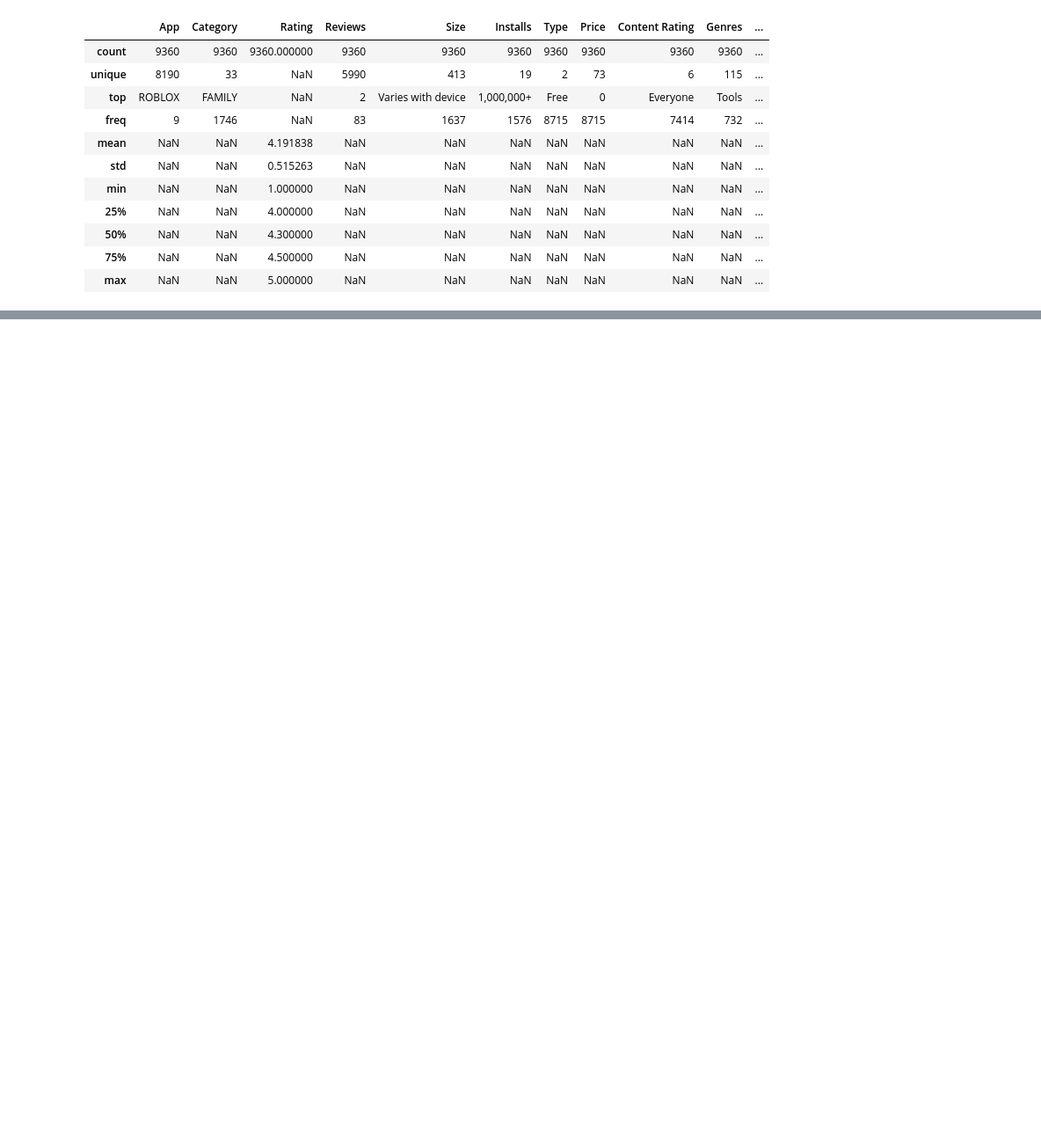
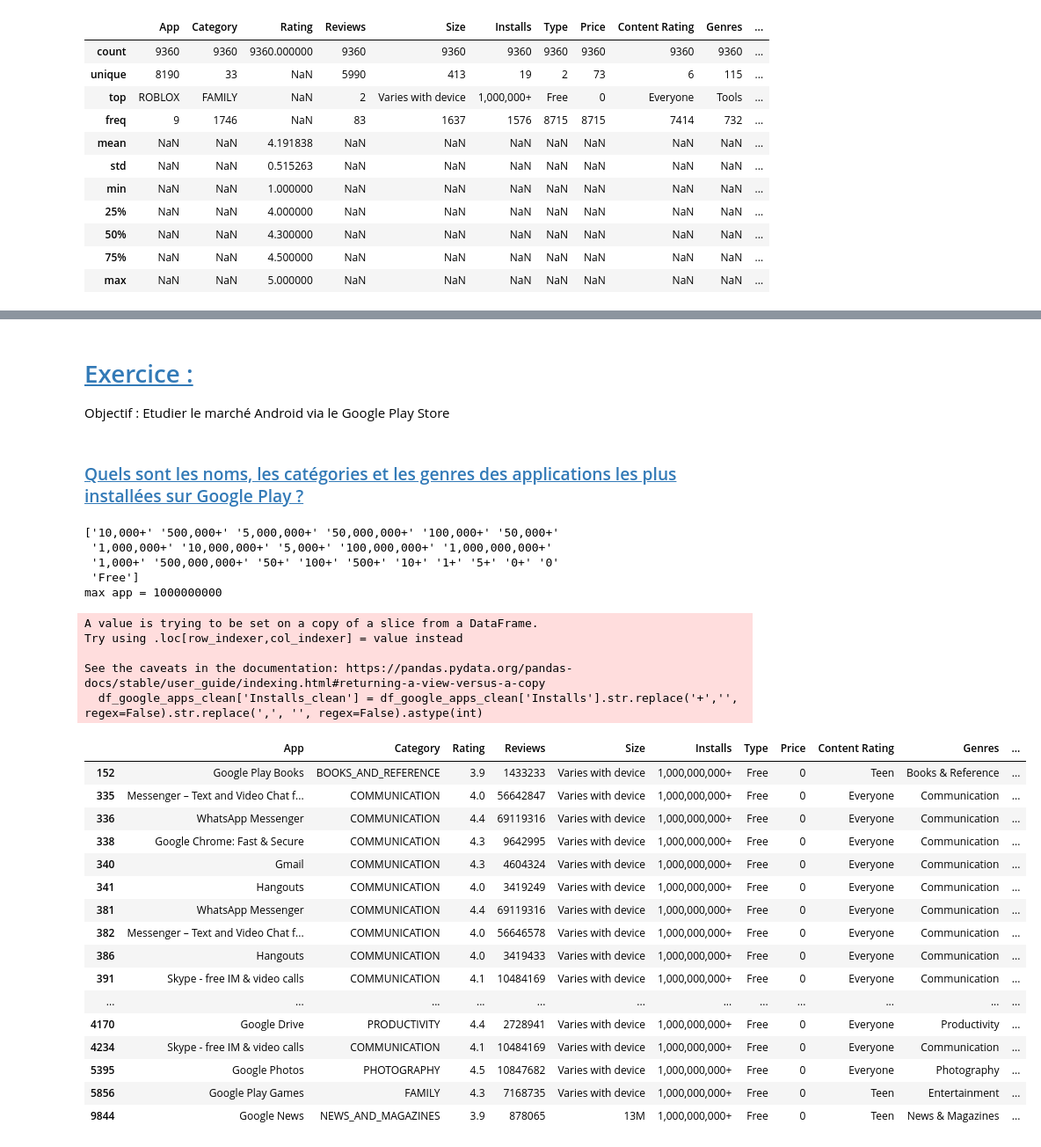
Before and after one commit to apyco25/notebooks-playground, a Jupyter notebook: python_for_data_science_udemy_tuto.ipynb, the cells around one changed output, grey strips where cells are left out. Shown at 88% size. Drawn from its saved outputs; the diff is of its cells as text; code cells hidden in the pictures; blank space fills up the shorter version.

Commit message:
notebook data science

```diff
--- a/python_for_data_science_udemy_tuto.ipynb
+++ b/python_for_data_science_udemy_tuto.ipynb
@@ -276,0 +386,50 @@ See the caveats in the documentation: https://pandas.pydata.org/pandas-docs/stab
+# %% [markdown]
+# <a id='toc2_'></a>[Exercice :](#toc0_)
+Objectif : Etudier le marché Android via le Google Play Store
+# %% [markdown]
+### <a id='toc2_1_1_'></a>[Quels sont les noms, les catégories et les genres des applications les plus installées sur Google Play ?](#toc0_)
+# %%
+# les nom d'application les plus installé sur Google Play
+print(df_google_apps['Installs'].unique())
+
+# Remove all the free apps in df_.._clean
+df_google_apps_clean = df_google_apps[df_google_apps['Installs'] != 'Free']
+
+# Transform nbr app from string to number
+df_google_apps_clean['Installs_clean'] = df_google_apps_clean['Installs'].str.replace('+','', regex=False).str.replace(',', '', regex=False).astype(int)
+
+max_install = df_google_apps_clean['Installs_clean'].max()
+print(f"max app = {max_install}")
+df_google_apps_max_install = df_google_apps_clean[df_google_apps_clean['Installs_clean'] == max_install]
+
+#.sort_values(by='Installs_clean', ascending=False)
+
+df_google_apps_max_install
+# %% [output]
+['10,000+' '500,000+' '5,000,000+' '50,000,000+' '100,000+' '50,000+'
+ '1,000,000+' '10,000,000+' '5,000+' '100,000,000+' '1,000,000,000+'
+ '1,000+' '500,000,000+' '50+' '100+' '500+' '10+' '1+' '5+' '0+' '0'
+ 'Free']
+max app = 1000000000
+A value is trying to be set on a copy of a slice from a DataFrame.
+Try using .loc[row_indexer,col_indexer] = value instead
+
+See the caveats in the documentation: https://pandas.pydata.org/pandas-docs/stable/user_guide/indexing.html#returning-a-view-versus-a-copy
+  df_google_apps_clean['Installs_clean'] = df_google_apps_clean['Installs'].str.replace('+','', regex=False).str.replace(',', '', regex=False).astype(int)
+|  | App | Category | Rating | Reviews | Size | Installs | Type | Price | Content Rating | Genres | ... |
+| 152 | Google Play Books | BOOKS_AND_REFERENCE | 3.9 | 1433233 | Varies with device | 1,000,000,000+ | Free | 0 | Teen | Books & Reference | ... |
+| 335 | Messenger – Text and Video Chat f... | COMMUNICATION | 4.0 | 56642847 | Varies with device | 1,000,000,000+ | Free | 0 | Everyone | Communication | ... |
+| 336 | WhatsApp Messenger | COMMUNICATION | 4.4 | 69119316 | Varies with device | 1,000,000,000+ | Free | 0 | Everyone | Communication | ... |
+| 338 | Google Chrome: Fast & Secure | COMMUNICATION | 4.3 | 9642995 | Varies with device | 1,000,000,000+ | Free | 0 | Everyone | Communication | ... |
+| 340 | Gmail | COMMUNICATION | 4.3 | 4604324 | Varies with device | 1,000,000,000+ | Free | 0 | Everyone | Communication | ... |
+| 341 | Hangouts | COMMUNICATION | 4.0 | 3419249 | Varies with device | 1,000,000,000+ | Free | 0 | Everyone | Communication | ... |
+| 381 | WhatsApp Messenger | COMMUNICATION | 4.4 | 69119316 | Varies with device | 1,000,000,000+ | Free | 0 | Everyone | Communication | ... |
+| 382 | Messenger – Text and Video Chat f... | COMMUNICATION | 4.0 | 56646578 | Varies with device | 1,000,000,000+ | Free | 0 | Everyone | Communication | ... |
+| 386 | Hangouts | COMMUNICATION | 4.0 | 3419433 | Varies with device | 1,000,000,000+ | Free | 0 | Everyone | Communication | ... |
+| 391 | Skype - free IM & video calls | COMMUNICATION | 4.1 | 10484169 | Varies with device | 1,000,000,000+ | Free | 0 | Everyone | Communication | ... |
+| ... | ... | ... | ... | ... | ... | ... | ... | ... | ... | ... | ... |
+| 4170 | Google Drive | PRODUCTIVITY | 4.4 | 2728941 | Varies with device | 1,000,000,000+ | Free | 0 | Everyone | Productivity | ... |
+| 4234 | Skype - free IM & video calls | COMMUNICATION | 4.1 | 10484169 | Varies with device | 1,000,000,000+ | Free | 0 | Everyone | Communication | ... |
+| 5395 | Google Photos | PHOTOGRAPHY | 4.5 | 10847682 | Varies with device | 1,000,000,000+ | Free | 0 | Everyone | Photography | ... |
+| 5856 | Google Play Games | FAMILY | 4.3 | 7168735 | Varies with device | 1,000,000,000+ | Free | 0 | Teen | Entertainment | ... |
+| 9844 | Google News | NEWS_AND_MAGAZINES | 3.9 | 878065 | 13M | 1,000,000,000+ | Free | 0 | Teen | News & Magazines | ... |
```
Also changed, not shown: parts of 23 cells of this notebook.
